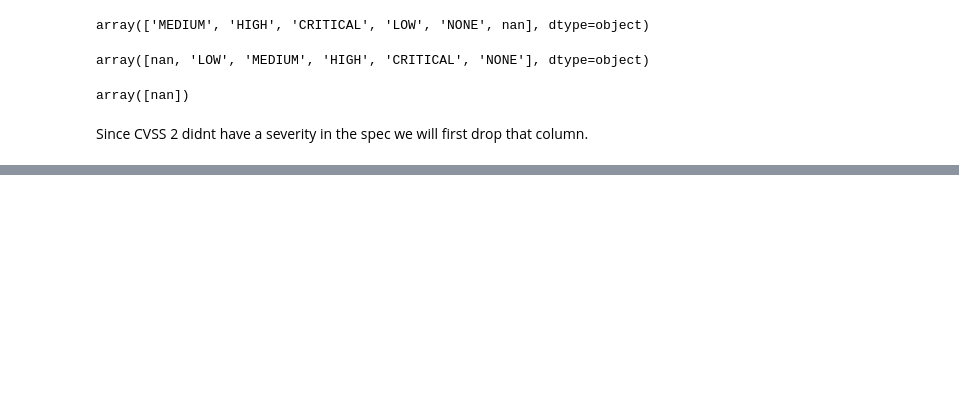
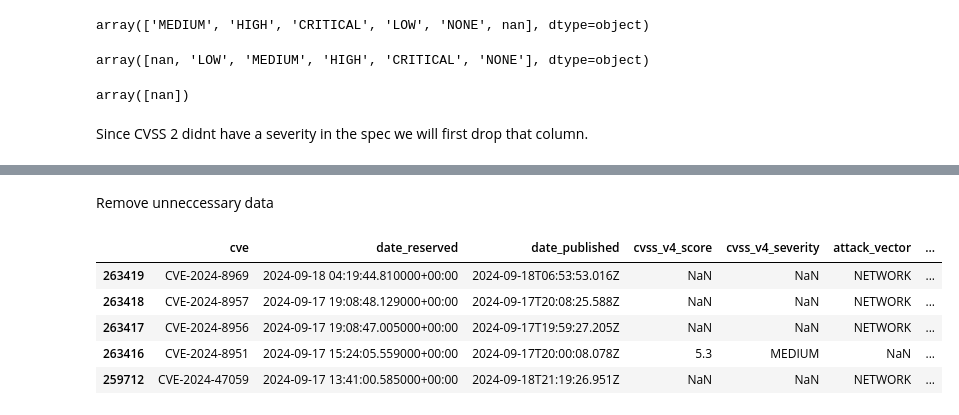
Before and after one commit to ClaytonSnyder/daan881, a Jupyter notebook: Deliverable4/data_cleaning.ipynb, the cells around one changed output, grey strips where cells are left out. Cells and saved outputs as stored; diff of their text form; code cells hidden in the pictures; blank space fills up the shorter version.

```diff
--- a/Deliverable4/data_cleaning.ipynb
+++ b/Deliverable4/data_cleaning.ipynb
@@ -64,0 +71,21 @@ df.head()
+# %%
+initial_count = df.shape[0]
+
+df = df[df['state'] != 'REJECTED']
+
+total_rejected = initial_count - df.shape[0]
+
+labels = [f'Accepted ({df.shape[0]})', f'Rejected CVEs ({total_rejected})']
+values = [initial_count,total_rejected]
+
+plt.bar(labels, values)
+
+plt.title('Comparison of CVEs Published vs Rejected')
+plt.xlabel('Counts')
+plt.ylabel('Values')
+
+# Show the plot
+plt.show()
+
+
+df.head()
@@ -259,0 +307,14 @@ df.head()
+# %% [markdown]
+Remove unneccessary data
+# %%
+df = df.drop('assigner', axis=1)
+df = df.drop('affected', axis=1)
+df = df.drop('problem_types', axis=1)
+df.head()
+# %% [output]
+|  | cve | date_reserved | date_published | cvss_v4_score | cvss_v4_severity | attack_vector | ... |
+| 263419 | CVE-2024-8969 | 2024-09-18 04:19:44.810000+00:00 | 2024-09-18T06:53:53.016Z | NaN | NaN | NETWORK | ... |
+| 263418 | CVE-2024-8957 | 2024-09-17 19:08:48.129000+00:00 | 2024-09-17T20:08:25.588Z | NaN | NaN | NETWORK | ... |
+| 263417 | CVE-2024-8956 | 2024-09-17 19:08:47.005000+00:00 | 2024-09-17T19:59:27.205Z | NaN | NaN | NETWORK | ... |
+| 263416 | CVE-2024-8951 | 2024-09-17 15:24:05.559000+00:00 | 2024-09-17T20:00:08.078Z | 5.3 | MEDIUM | NaN | ... |
+| 259712 | CVE-2024-47059 | 2024-09-17 13:41:00.585000+00:00 | 2024-09-18T21:19:26.951Z | NaN | NaN | NETWORK | ... |
```
Also changed, not shown: parts of 15 cells of this notebook, 3 other files.
